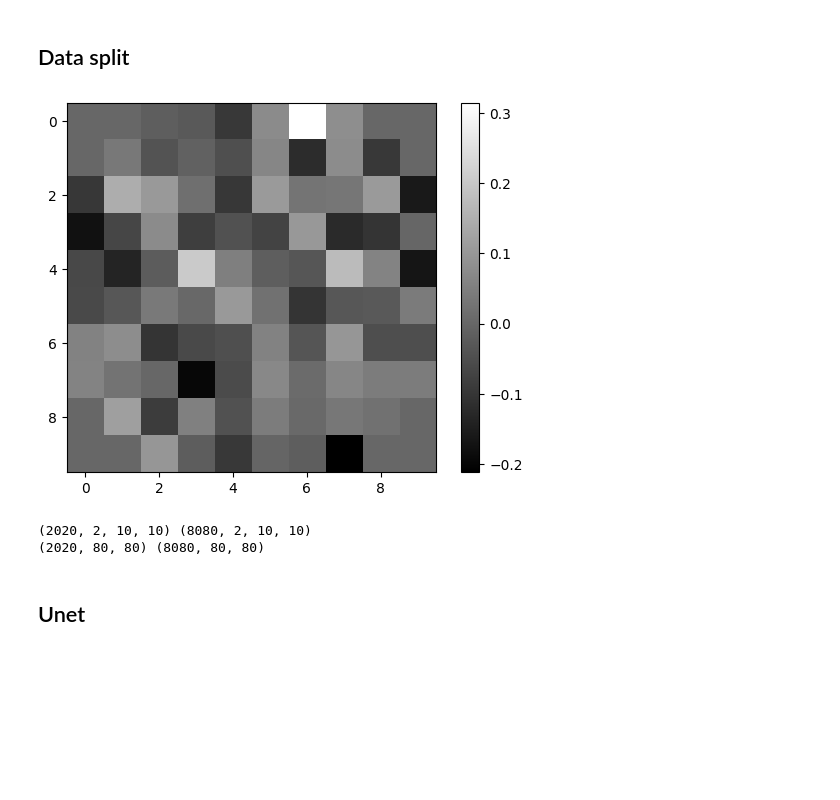
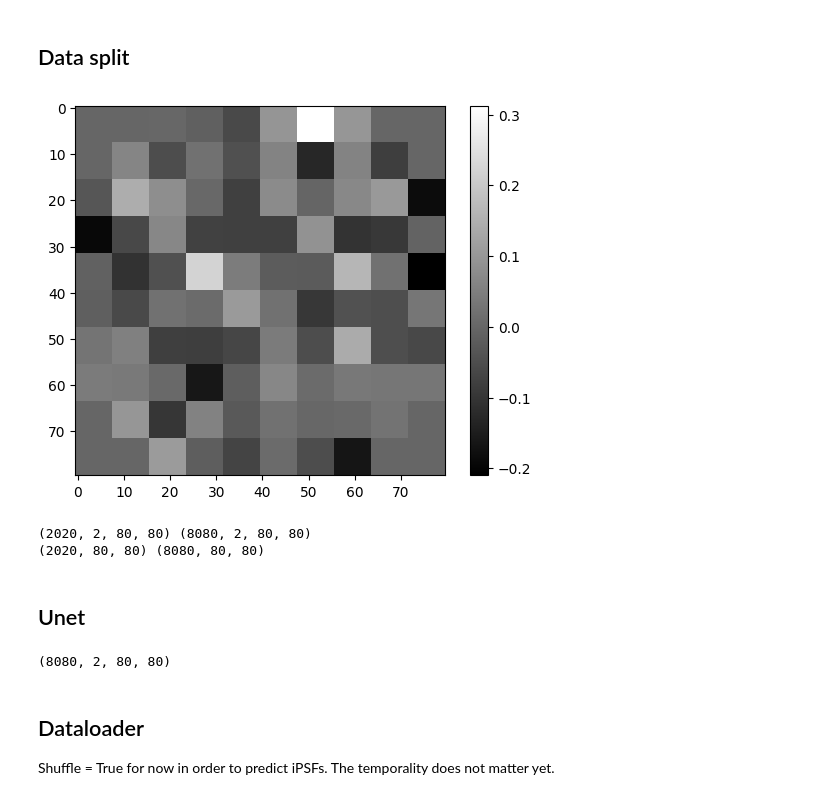
Before and after one commit to HumbertDominique/PSF-R-ML, a Jupyter notebook: unet_26.ipynb, the cells around one changed output. Cells and saved outputs as stored; diff of their text form; code cells hidden in the pictures; blank space fills up the shorter version.

```diff
--- a/unet_26.ipynb
+++ b/unet_26.ipynb
@@ -45,8 +48,8 @@ def pixel_adder(data, scale_factor = [1,1], final_shape = None):
         jscale = scale_factor[1]
         image_scaled = np.zeros((int(scale_factor[0]*datashape[0]), int(scale_factor[1]*datashape[1])))
     else:
-        iscale = datashape[0]*(final_shape[0]/datashape[0])
-        jscale = datashape[1]*(final_shape[1]/datashape[1])
+        iscale = int(final_shape[0]/datashape[0])
+        jscale = int(final_shape[1]/datashape[1])
         image_scaled = np.zeros((int(final_shape[0]), int(final_shape[1])))
 
     for i in range(0, datashape[0]):
@@ -54,6 +57,7 @@ def pixel_adder(data, scale_factor = [1,1], final_shape = None):
             iscaled = i*iscale
             jscaled = j*jscale
             image_scaled[int(iscaled):int(iscaled+iscale), int(jscaled):int(jscaled+jscale)] = data[i,j]
+            # print(data[i,j])
 
     return image_scaled
 # %%
@@ -65,16 +69,17 @@ print(torch.cuda.is_available())
 3.14.1
 True
 # %%
-# WFS_x = np.zeros((10100, 80, 80))
-# WFS_y = np.zeros((10100, 80, 80))
+# TODO: make size dynamic
+image_size = (80, 80)
+WFS_x = np.zeros((10100, *image_size)) # *tuple expands the tuple into separate arguments. Very nice and to be remembered
+WFS_y = np.zeros((10100, *image_size))
+
 with h5py.File(inputDir+"ao_WFS_x_prep_1.h5", 'r') as temp:
     key = list(temp.keys())
     # WFS_x = pixel_adder(temp[key[0]][()][:], scale_factor = [8,8], final_shape = None)
     tempData = temp[key[0]][()][:]
     for i in range(tempData.shape[0]):
-        WFS_x[i] = pixel_adder(tempData[i], final_shape = [80,80])
-
-print(WFS_x.shape) # (N, width, height)
+        WFS_x[i] = pixel_adder(tempData[i], final_shape= [80, 80])
 
 with h5py.File(inputDir+"ao_WFS_y_prep_1.h5", 'r') as temp:
     key = list(temp.keys())
@@ -82,7 +87,13 @@ with h5py.File(inputDir+"ao_WFS_y_prep_1.h5", 'r') as temp:
     for i in range(tempData.shape[0]):
         WFS_y[i] = pixel_adder(tempData[i], final_shape = [80,80])
 
+print(WFS_x.shape)
 print(WFS_y.shape)
+
+plt.close(0)
+plt.figure(0)
+plt.imshow(WFS_x[0], cmap='gray')
+plt.colorbar()
 
 WFS = np.stack((WFS_x, WFS_y), axis=1)
 
@@ -104,26 +116,26 @@ print(iPSF.shape) # (N, width, height)
 # %%
 rng =  np.random.default_rng(rng_SEED)
 n = WFS.shape[0]
 train_id = np.zeros(n,np.bool)
 train_id[rng.choice(n,int(train_split*n),replace=False)] = True
 
 x_train = WFS[train_id,:,:,:]
 x_val = WFS[~train_id,:,:,:]
 
 y_train = iPSF[train_id,:,:]
 y_val = iPSF[~train_id,:,:]
 
 plt.close(0)
 plt.figure(0)
-plt.imshow(x_train[4,0,:,:], cmap='gray')
+plt.imshow(x_train[5,0,:,:], cmap='gray')
 plt.colorbar()
 plt.show()
 
 print(x_val.shape,x_train.shape)
 print(y_val.shape,y_train.shape)
 # %% [output]
-[figure, old version]
+[figure, new version]
-(2020, 2, 10, 10) (8080, 2, 10, 10)
+(2020, 2, 80, 80) (8080, 2, 80, 80)
 (2020, 80, 80) (8080, 80, 80)
 # %% [markdown]
 ## Unet
@@ -133,2 +158,27 @@ model = unet.build_unet(input_shape=(2,80,80), n_channels_out=1)
 # %%
 device = torch.device("cuda:0" if GPU and torch.cuda.is_available() else "cpu")
+model = unet.build_unet(input_shape=(80, 80, 2), n_channels_out=1).to(device) # input shape is (width, height, channel) where channel is WFSx and WFSy
+
+# TODO: à revoir
+weight_path = outputDir+"{}_weights.best.pth".format("cxr_reg")
+
+train_vol, validation_vol = x_train, x_val
+train_seg, validation_seg = y_train, y_val
+
+print(train_vol.shape)
+
+# Convert numpy arrays to torch tensors
+# TODO: Evaluate pertinence of float32
+train_vol = torch.tensor(train_vol, dtype=torch.float32)
+validation_vol = torch.tensor(validation_vol, dtype=torch.float32)
+train_seg = torch.tensor(train_seg, dtype=torch.float32)
+validation_seg = torch.tensor(validation_seg, dtype=torch.float32)
+
+# Define batch size depending on device
+batch_size = 32 if device.type == "cuda" else 12
+# %% [output]
+(8080, 2, 80, 80)
+# %% [markdown]
+## Dataloader
+
+Shuffle = True for now in order to predict iPSFs. The temporality does not matter yet.
```
Also changed, not shown: parts of 15 cells of this notebook, 4 other files.
